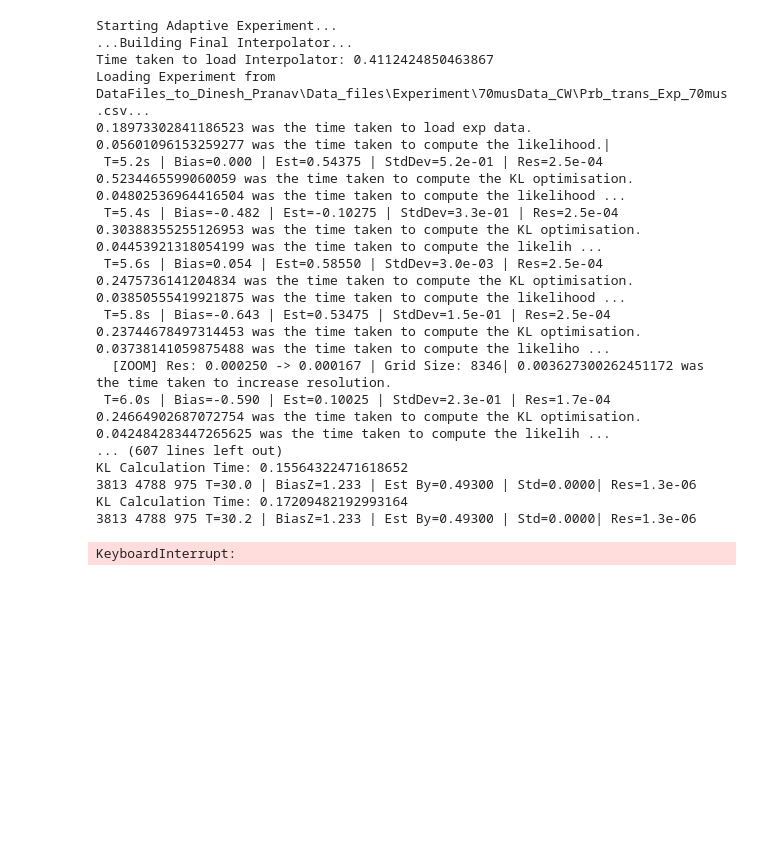
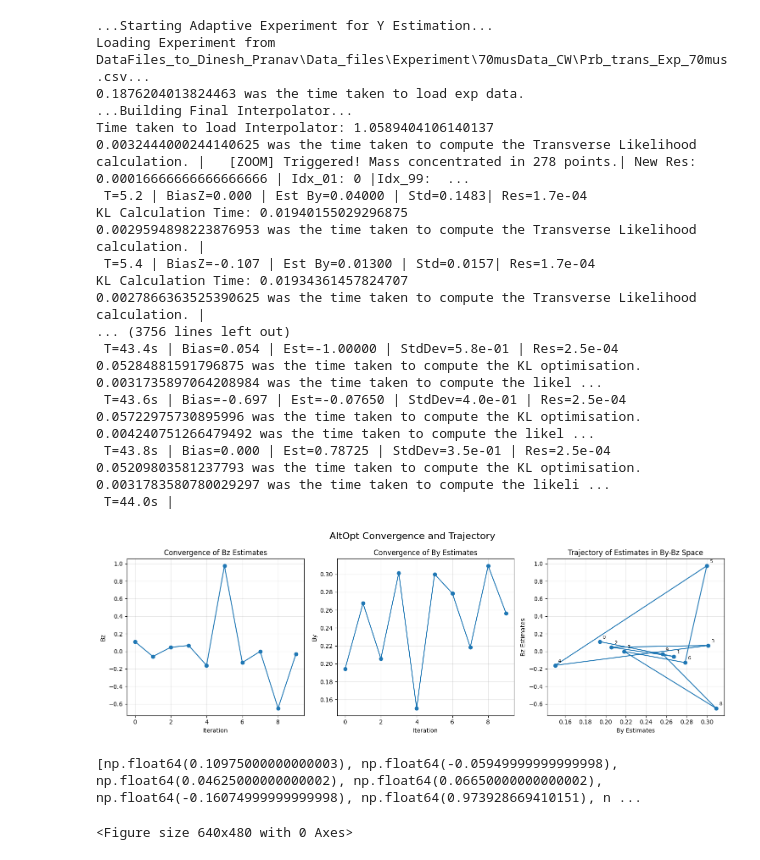
Before and after one commit to apranav22/bayesian_nmor, a Jupyter notebook: testrun.ipynb, the cells around one changed output. Drawn from its saved outputs; the diff is of its cells as text; code cells hidden in the pictures; blank space fills up the shorter version.

```diff
--- a/testrun.ipynb
+++ b/testrun.ipynb
@@ -16,18 +16,19 @@ DATASET3 = DataContext(
     exp_time = r"DataFiles_to_Dinesh_Pranav\Data_files\Experiment\70musData_CW\t_exp_70mus.csv",
     exp_freq_axis = r"DataFiles_to_Dinesh_Pranav\Data_files\Experiment\70musData_CW\Y_MHz.csv",
     exp_data = r"DataFiles_to_Dinesh_Pranav\Data_files\Experiment\70musData_CW\Prb_trans_Exp_70mus.csv",
-    save_path = r"Results\Dataset_7\29_Jan\Test_1",
-    interpolator=r"DataFiles_to_Dinesh_Pranav\Data_files\Simulation\Dataset_7\sim_interpolator_new_normalisation_linear_0.3_threshold.pkl",
+    save_path = r"Results\Dataset_7\19_Feb\Test_1",
+    interpolator=r"DataFiles_to_Dinesh_Pranav\Data_files\Simulation\Dataset_7\gpu_sim_interpolator_new_normalisation_linear_0.3_threshold.npz",
     Aligned = True,
     sim_pulse_thresh=0.3
 )
 DEFAULT_ALTOPT_PARAMS = ParameterContext(
-    num_iter=3,
+    num_iter=10,
     curr_time = 5.0,
     max_time = 70.0,
     t_step = 0.2,
-    fixed_by_estimate=0.14,
-    fixed_bz_estimate=0.07,
+    fixed_by_estimate=0.0,
+    B_unk_bound_transverse_upper=0.4,
+    fixed_bz_estimate=0.0,
     print_plot = False,
     Est_First_Z= True
 )
@@ -62,3 +61,3 @@ Time taken to load Interpolator: 19.678702354431152
 # %%
-Test = f"Dataset_3_Starting with {DEFAULT_ALTOPT_PARAMS.curr_time} us_T Step {DEFAULT_ALTOPT_PARAMS.t_step} us"
+Test = f"Dataset_7_Starting with {DEFAULT_ALTOPT_PARAMS.curr_time} us_T Step {DEFAULT_ALTOPT_PARAMS.t_step} us_arbitrary initial estimates"
 DEFAULT_ALTOPT_PARAMS.Test = Test
@@ -65,25 +90,28 @@ DEFAULT_ALTOPT_PARAMS.Test = Test
 # %%
 results = altopt(DATASET3, DEFAULT_ALTOPT_PARAMS)
 # %% [output]
-Starting Adaptive Experiment...
+...Starting Adaptive Experiment for Y Estimation...
+Loading Experiment from DataFiles_to_Dinesh_Pranav\Data_files\Experiment\70musData_CW\Prb_trans_Exp_70mus.csv...
+0.1876204013824463 was the time taken to load exp data.
 ...Building Final Interpolator...
-Time taken to load Interpolator: 0.4112424850463867
-Loading Experiment from DataFiles_to_Dinesh_Pranav\Data_files\Experiment\70musData_CW\Prb_trans_Exp_70mus.csv...
-0.18973302841186523 was the time taken to load exp data.
-0.05601096153259277 was the time taken to compute the likelihood.|
- T=5.2s | Bias=0.000 | Est=0.54375 | StdDev=5.2e-01 | Res=2.5e-04 0.5234465599060059 was the time taken to compute the KL optimisation. 0.04802536964416504 was the time taken to compute the likelihood ...
- T=5.4s | Bias=-0.482 | Est=-0.10275 | StdDev=3.3e-01 | Res=2.5e-04 0.30388355255126953 was the time taken to compute the KL optimisation. 0.04453921318054199 was the time taken to compute the likelih ...
- T=5.6s | Bias=0.054 | Est=0.58550 | StdDev=3.0e-03 | Res=2.5e-04 0.2475736141204834 was the time taken to compute the KL optimisation. 0.03850555419921875 was the time taken to compute the likelihood ...
- T=5.8s | Bias=-0.643 | Est=0.53475 | StdDev=1.5e-01 | Res=2.5e-04 0.23744678497314453 was the time taken to compute the KL optimisation. 0.03738141059875488 was the time taken to compute the likeliho ...
-  [ZOOM] Res: 0.000250 -> 0.000167 | Grid Size: 8346| 0.003627300262451172 was the time taken to increase resolution.
- T=6.0s | Bias=-0.590 | Est=0.10025 | StdDev=2.3e-01 | Res=1.7e-04 0.24664902687072754 was the time taken to compute the KL optimisation. 0.042484283447265625 was the time taken to compute the likelih ...
-... (607 lines left out)
-KL Calculation Time: 0.15564322471618652
-3813 4788 975 T=30.0 | BiasZ=1.233 | Est By=0.49300 | Std=0.0000| Res=1.3e-06
-KL Calculation Time: 0.17209482192993164
-3813 4788 975 T=30.2 | BiasZ=1.233 | Est By=0.49300 | Std=0.0000| Res=1.3e-06
+Time taken to load Interpolator: 1.0589404106140137
+0.0032444000244140625 was the time taken to compute the Transverse Likelihood calculation. |   [ZOOM] Triggered! Mass concentrated in 278 points.| New Res: 0.00016666666666666666 | Idx_01: 0 |Idx_99:  ...
+ T=5.2 | BiasZ=0.000 | Est By=0.04000 | Std=0.1483| Res=1.7e-04
+KL Calculation Time: 0.01940155029296875
+0.0029594898223876953 was the time taken to compute the Transverse Likelihood calculation. |
+ T=5.4 | BiasZ=-0.107 | Est By=0.01300 | Std=0.0157| Res=1.7e-04
+KL Calculation Time: 0.01934361457824707
+0.0027866363525390625 was the time taken to compute the Transverse Likelihood calculation. |
+... (3756 lines left out)
+ T=43.4s | Bias=0.054 | Est=-1.00000 | StdDev=5.8e-01 | Res=2.5e-04 0.05284881591796875 was the time taken to compute the KL optimisation. 0.0031735897064208984 was the time taken to compute the likel ...
+ T=43.6s | Bias=-0.697 | Est=-0.07650 | StdDev=4.0e-01 | Res=2.5e-04 0.05722975730895996 was the time taken to compute the KL optimisation. 0.004240751266479492 was the time taken to compute the likel ...
+ T=43.8s | Bias=0.000 | Est=0.78725 | StdDev=3.5e-01 | Res=2.5e-04 0.05209803581237793 was the time taken to compute the KL optimisation. 0.0031783580780029297 was the time taken to compute the likeli ...
+ T=44.0s |
-KeyboardInterrupt:
 # %%
-results[1].pop(0)  # remove first estimated by value for plotting consistency
+results[0].pop(0)  # remove first estimated by value for plotting consistency
 plot_altopt(DATASET3, *results)
 print(*results)
+# %% [output]
+[figure, added]
+[np.float64(0.10975000000000003), np.float64(-0.05949999999999998), np.float64(0.04625000000000002), np.float64(0.06650000000000002), np.float64(-0.16074999999999998), np.float64(0.973928669410151), n ...
+<Figure size 640x480 with 0 Axes>
```
Also changed, not shown: parts of 5 cells of this notebook, 2 other files.
